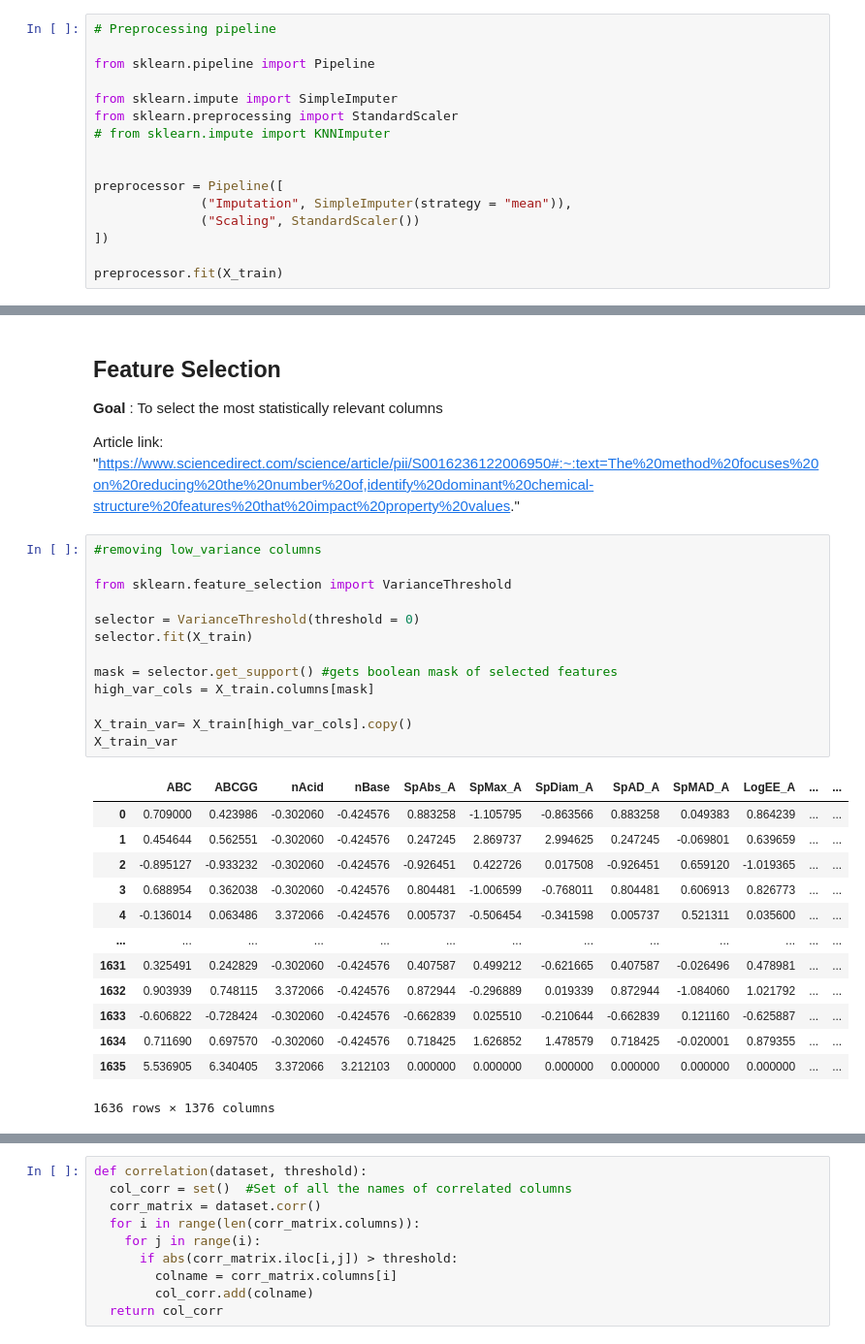
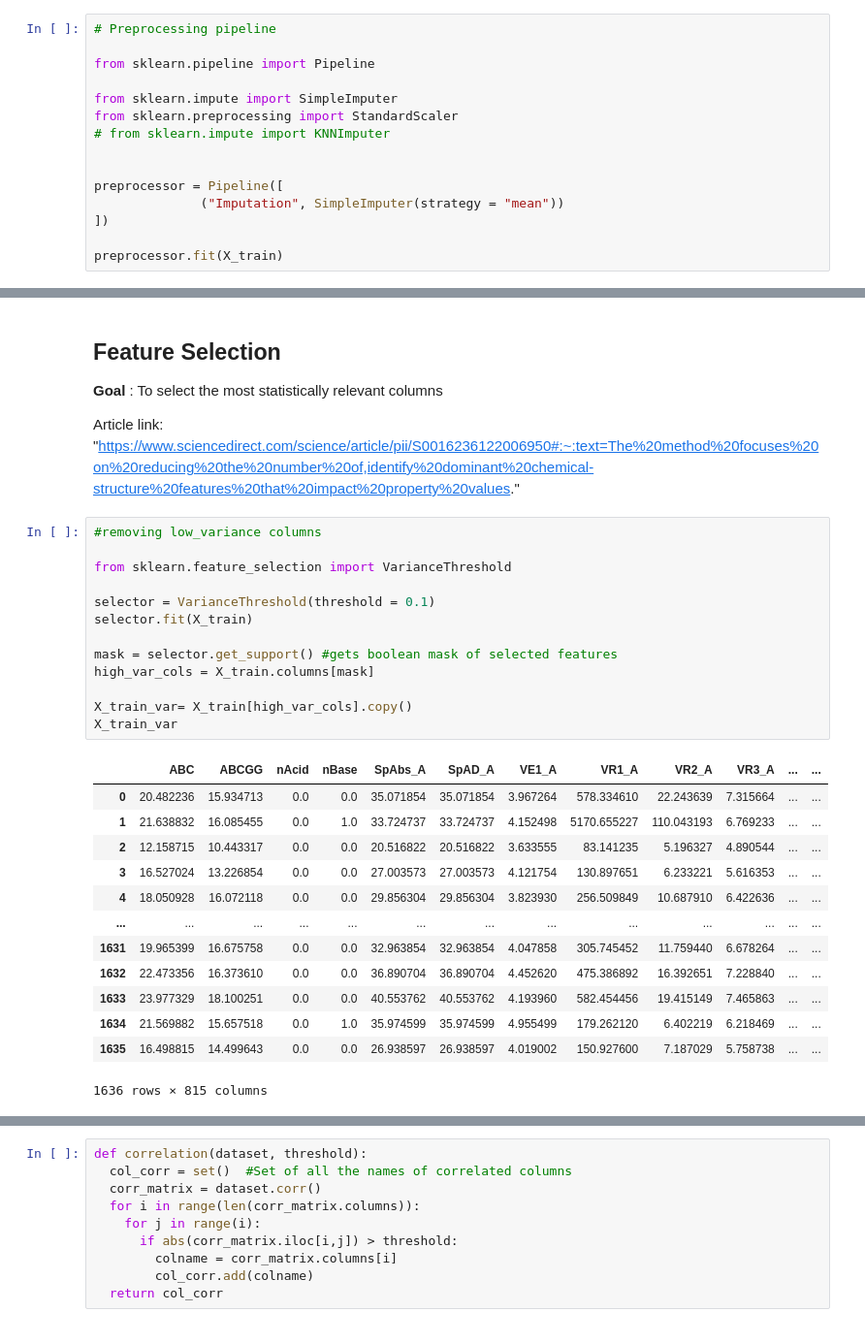
Before and after one commit to EugeneLamptey/VP16, a Jupyter notebook: feature_engineering_with_mordred.ipynb, the cells around one changed output, grey strips where cells are left out. Shown at 97% size. Saved outputs shown, nothing was run; the diff lists cells and outputs as text.

Commit message:
modified scaler

```diff
--- a/feature_engineering_with_mordred.ipynb
+++ b/feature_engineering_with_mordred.ipynb
@@ -317,8 +284,7 @@ from sklearn.preprocessing import StandardScaler
 
 
 preprocessor = Pipeline([
-              ("Imputation", SimpleImputer(strategy = "mean")),
-              ("Scaling", StandardScaler())
+              ("Imputation", SimpleImputer(strategy = "mean"))
 ])
 
 preprocessor.fit(X_train)
@@ -351,27 +317,27 @@ Article link: "https://www.sciencedirect.com/science/article/pii/S00162361220069
 # %%
 #removing low_variance columns
 
 from sklearn.feature_selection import VarianceThreshold
 
-selector = VarianceThreshold(threshold = 0)
+selector = VarianceThreshold(threshold = 0.1)
 selector.fit(X_train)
 
 mask = selector.get_support() #gets boolean mask of selected features
 high_var_cols = X_train.columns[mask]
 
 X_train_var= X_train[high_var_cols].copy()
 X_train_var
 # %% [output]
-|  | ABC | ABCGG | nAcid | nBase | SpAbs_A | SpMax_A | SpDiam_A | SpAD_A | SpMAD_A | LogEE_A | ... | ... |
-| 0 | 0.709000 | 0.423986 | -0.302060 | -0.424576 | 0.883258 | -1.105795 | -0.863566 | 0.883258 | 0.049383 | 0.864239 | ... | ... |
-| 1 | 0.454644 | 0.562551 | -0.302060 | -0.424576 | 0.247245 | 2.869737 | 2.994625 | 0.247245 | -0.069801 | 0.639659 | ... | ... |
-| 2 | -0.895127 | -0.933232 | -0.302060 | -0.424576 | -0.926451 | 0.422726 | 0.017508 | -0.926451 | 0.659120 | -1.019365 | ... | ... |
-| 3 | 0.688954 | 0.362038 | -0.302060 | -0.424576 | 0.804481 | -1.006599 | -0.768011 | 0.804481 | 0.606913 | 0.826773 | ... | ... |
-| 4 | -0.136014 | 0.063486 | 3.372066 | -0.424576 | 0.005737 | -0.506454 | -0.341598 | 0.005737 | 0.521311 | 0.035600 | ... | ... |
+|  | ABC | ABCGG | nAcid | nBase | SpAbs_A | SpAD_A | VE1_A | VR1_A | VR2_A | VR3_A | ... | ... |
+| 0 | 20.482236 | 15.934713 | 0.0 | 0.0 | 35.071854 | 35.071854 | 3.967264 | 578.334610 | 22.243639 | 7.315664 | ... | ... |
+| 1 | 21.638832 | 16.085455 | 0.0 | 1.0 | 33.724737 | 33.724737 | 4.152498 | 5170.655227 | 110.043193 | 6.769233 | ... | ... |
+| 2 | 12.158715 | 10.443317 | 0.0 | 0.0 | 20.516822 | 20.516822 | 3.633555 | 83.141235 | 5.196327 | 4.890544 | ... | ... |
+| 3 | 16.527024 | 13.226854 | 0.0 | 0.0 | 27.003573 | 27.003573 | 4.121754 | 130.897651 | 6.233221 | 5.616353 | ... | ... |
+| 4 | 18.050928 | 16.072118 | 0.0 | 0.0 | 29.856304 | 29.856304 | 3.823930 | 256.509849 | 10.687910 | 6.422636 | ... | ... |
 | ... | ... | ... | ... | ... | ... | ... | ... | ... | ... | ... | ... | ... |
-| 1631 | 0.325491 | 0.242829 | -0.302060 | -0.424576 | 0.407587 | 0.499212 | -0.621665 | 0.407587 | -0.026496 | 0.478981 | ... | ... |
-| 1632 | 0.903939 | 0.748115 | 3.372066 | -0.424576 | 0.872944 | -0.296889 | 0.019339 | 0.872944 | -1.084060 | 1.021792 | ... | ... |
-| 1633 | -0.606822 | -0.728424 | -0.302060 | -0.424576 | -0.662839 | 0.025510 | -0.210644 | -0.662839 | 0.121160 | -0.625887 | ... | ... |
-| 1634 | 0.711690 | 0.697570 | -0.302060 | -0.424576 | 0.718425 | 1.626852 | 1.478579 | 0.718425 | -0.020001 | 0.879355 | ... | ... |
-| 1635 | 5.536905 | 6.340405 | 3.372066 | 3.212103 | 0.000000 | 0.000000 | 0.000000 | 0.000000 | 0.000000 | 0.000000 | ... | ... |
+| 1631 | 19.965399 | 16.675758 | 0.0 | 0.0 | 32.963854 | 32.963854 | 4.047858 | 305.745452 | 11.759440 | 6.678264 | ... | ... |
+| 1632 | 22.473356 | 16.373610 | 0.0 | 0.0 | 36.890704 | 36.890704 | 4.452620 | 475.386892 | 16.392651 | 7.228840 | ... | ... |
+| 1633 | 23.977329 | 18.100251 | 0.0 | 0.0 | 40.553762 | 40.553762 | 4.193960 | 582.454456 | 19.415149 | 7.465863 | ... | ... |
+| 1634 | 21.569882 | 15.657518 | 0.0 | 1.0 | 35.974599 | 35.974599 | 4.955499 | 179.262120 | 6.402219 | 6.218469 | ... | ... |
+| 1635 | 16.498815 | 14.499643 | 0.0 | 0.0 | 26.938597 | 26.938597 | 4.019002 | 150.927600 | 7.187029 | 5.758738 | ... | ... |
-1636 rows × 1376 columns
+1636 rows × 815 columns
```
Also changed, not shown: parts of 36 cells of this notebook, 1 other file.
